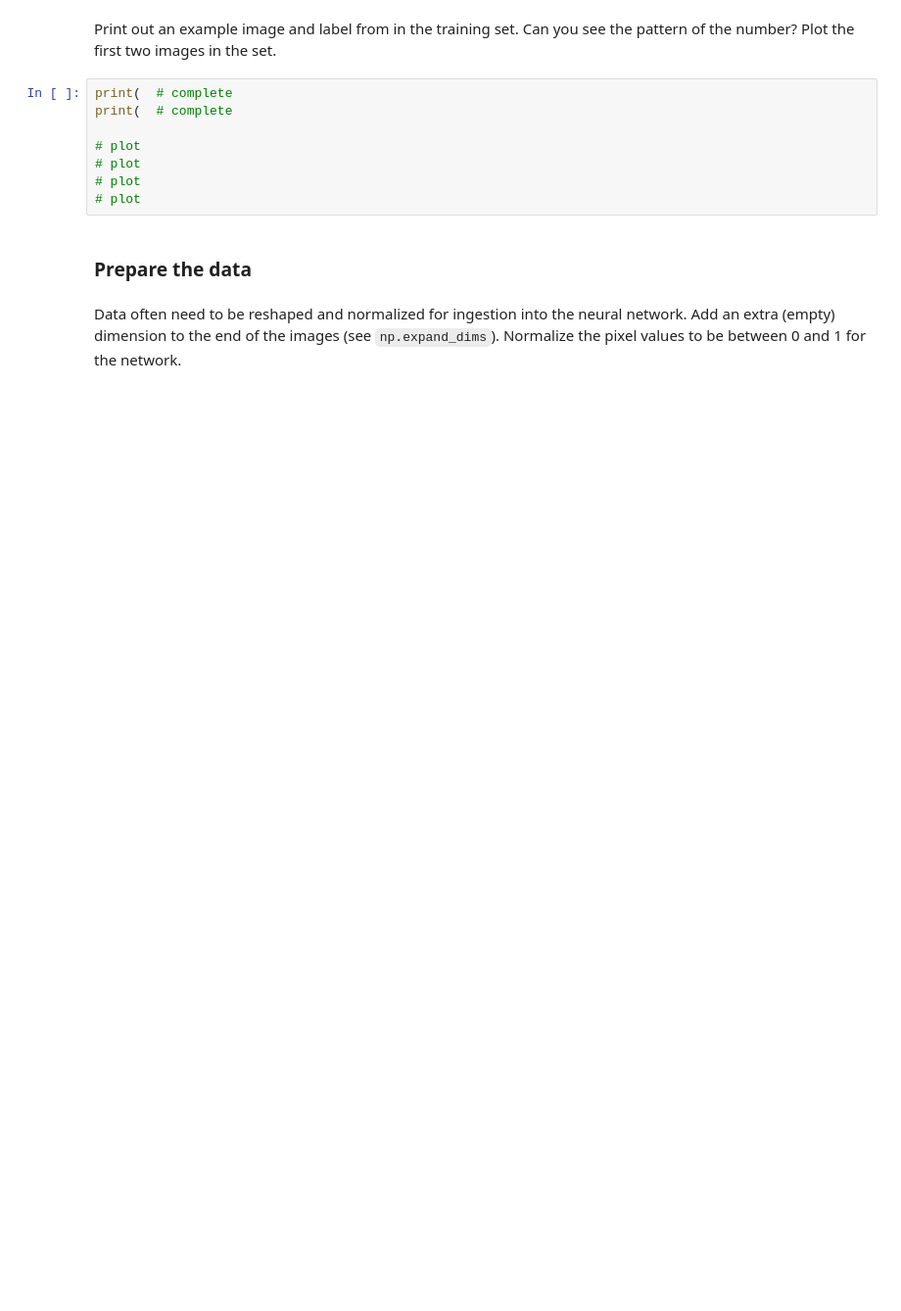
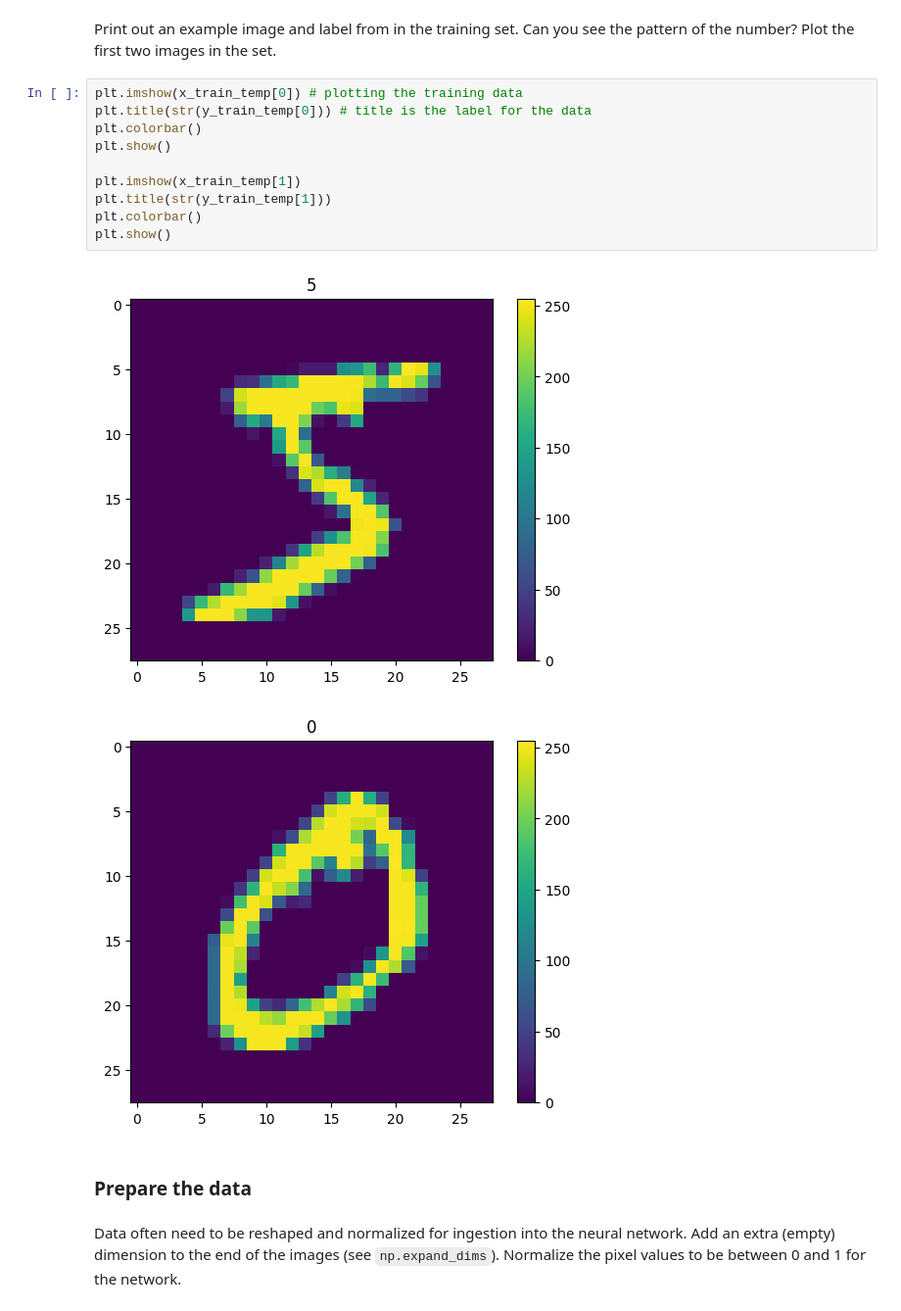
Before and after one commit to ASTR154/neural-networks, a Jupyter notebook: neural-networks.ipynb, the cells around one changed output. Shown at 98% size. Drawn from its saved outputs; the diff is of its cells as text; blank space fills up the shorter version.

```diff
--- a/neural-networks.ipynb
+++ b/neural-networks.ipynb
@@ -28,13 +49,18 @@ print("Test Label Shape:",  # complete
 # %% [markdown]
 Print out an example image and label from in the training set. Can you see the pattern of the number? Plot the first two images in the set.
-# %%
-print(  # complete
-print(  # complete
-
-# plot
-# plot
-# plot
-# plot
+# %%
+plt.imshow(x_train_temp[0]) # plotting the training data
+plt.title(str(y_train_temp[0])) # title is the label for the data
+plt.colorbar()
+plt.show()
+
+plt.imshow(x_train_temp[1])
+plt.title(str(y_train_temp[1]))
+plt.colorbar()
+plt.show()
+# %% [output]
+[figure, added]
+[figure, added]
 # %% [markdown]
 ### Prepare the data
 # %% [markdown]
```
Also changed, not shown: parts of 14 cells of this notebook.
